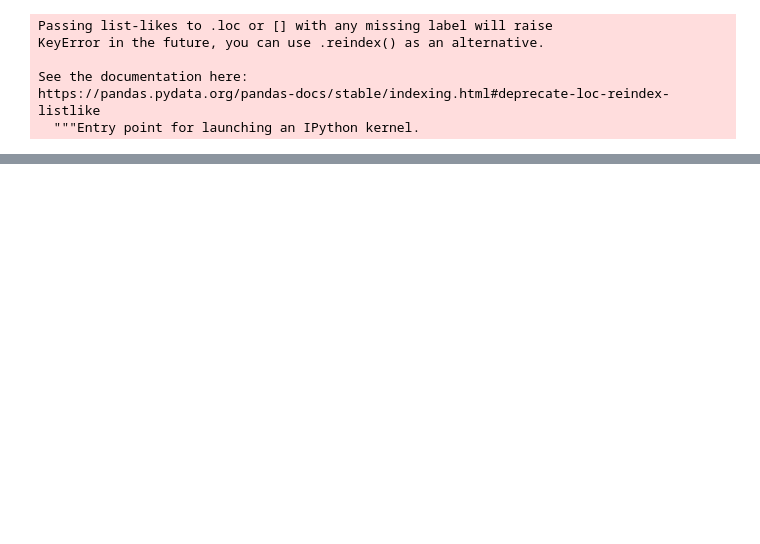
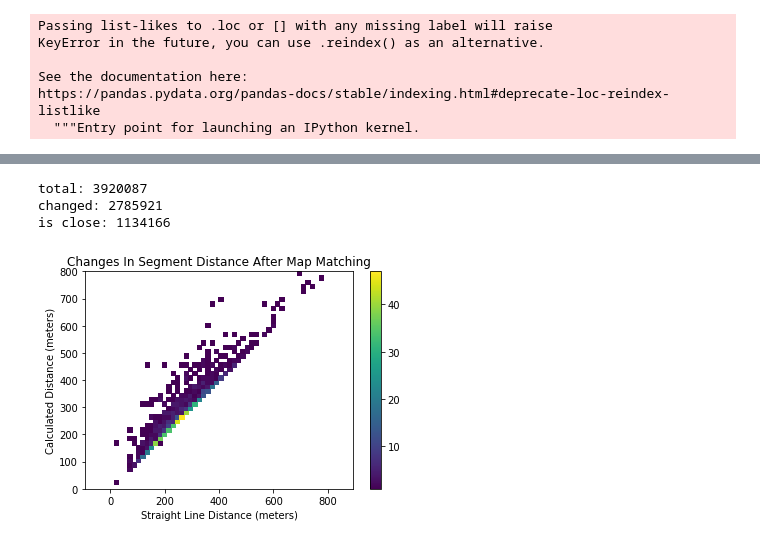
Before and after one commit to gingertom/buses, a Jupyter notebook: Data Exploration/GPS-speed/GPS-speed.ipynb, the cells around one changed output, grey strips where cells are left out. Drawn from its saved outputs; the diff is of its cells as text; code cells hidden in the pictures; blank space fills up the shorter version.

```diff
--- a/Data Exploration/GPS-speed/GPS-speed.ipynb
+++ b/Data Exploration/GPS-speed/GPS-speed.ipynb
@@ -68,7 +75,11 @@ se = feather.read_dataframe("../../data_files/B/once/75days/stop_events_with_geo
                                      'publicName',
                                      'segment_name',
                                      'prev_segment_code_1',
-                                     'next_segment_code_1'
+                                     'next_segment_code_1',
+                                     'test','train',
+                                     'timetable_segment_duration',
+                                     'clock_direction_degrees', 'dry', 'weekend',
+                                     'segment_code'
                                     ])
 se = se.set_index(se.columns[0])
 # %%
@@ -107,6 +120,24 @@ se["diff_percent_segment_and_mean_by_segment_code_and_hour_and_day"] = (
     * 100
     / se["mean_durations_by_segment_code_and_hour_and_day"]
 )
+
+segment_code_and_hour_and_day_groups = se[se["train"]].groupby(
+        ["segment_code", "arrival_hour", "arrival_day"]
+    )
+
+std_diff_percent_segment_mean_by_segment_code_and_hour_and_day = (
+    segment_code_and_hour_and_day_groups[
+        "diff_percent_segment_and_mean_by_segment_code_and_hour_and_day"
+    ]
+    .std()
+    .rename("std_diff_percent_segment_mean_by_segment_code_and_hour_and_day")
+)
+se = se.merge(
+    std_diff_percent_segment_mean_by_segment_code_and_hour_and_day.to_frame(),
+    "left",
+    left_on=["segment_code", "arrival_hour", "arrival_day"],
+    right_index=True,
+)
 # %%
 se['prev_segment_name'] = se['prev_segment_code_1'].str[:-2]
 se['next_segment_name'] = se['next_segment_code_1'].str[:-2]
@@ -420,15 +471,25 @@ plt.colorbar()
 # %%
 print(f"total: {len(se)}")
 
 print(f"changed: {np.count_nonzero(se['real_length'] != se['line_distance']*1000)}")
 
 print(f"is close: {np.count_nonzero(np.isclose(se['real_length'], se['line_distance']*1000))}")
 
-plt.hist2d(se['line_distance']*1000, se['real_length'], bins=[50,50], range=[[0,800],[0,800]], norm=LogNorm())
+just_segs = se.groupby('segment_name').first()
+
+plt.hist2d(just_segs['line_distance']*1000, just_segs['real_length'], bins=[50,50], range=[[0,800],[0,800]], cmin=1)
+# plt.hist2d(just_segs['line_distance']*1000, just_segs['real_length'], bins=[50,50], range=[[0,800],[0,800]], norm=LogNorm())
 plt.axis('equal')
-plt.xlabel("straight line distance")
-plt.ylabel("real distance")
+plt.xlabel("Straight Line Distance (meters)")
+plt.ylabel("Calculated Distance (meters)")
+plt.title("Changes In Segment Distance After Map Matching")
 plt.colorbar()
+plt.savefig("GPS:distances hist.pdf", bbox_inches="tight")
+# %% [output]
+total: 3920087
+changed: 2785921
+is close: 1134166
+[figure, added]
 # %%
 plt.hist(messages[(messages['msg'].isin(['inPosition', 'InPointArrive'])) & (messages['time_seconds'] < 31) & (messages['time_seconds'] > 20)]['speed_mph'], bins=100, range=(-10,400));
 plt.yscale("log")
```
Also changed, not shown: parts of 102 cells of this notebook.
